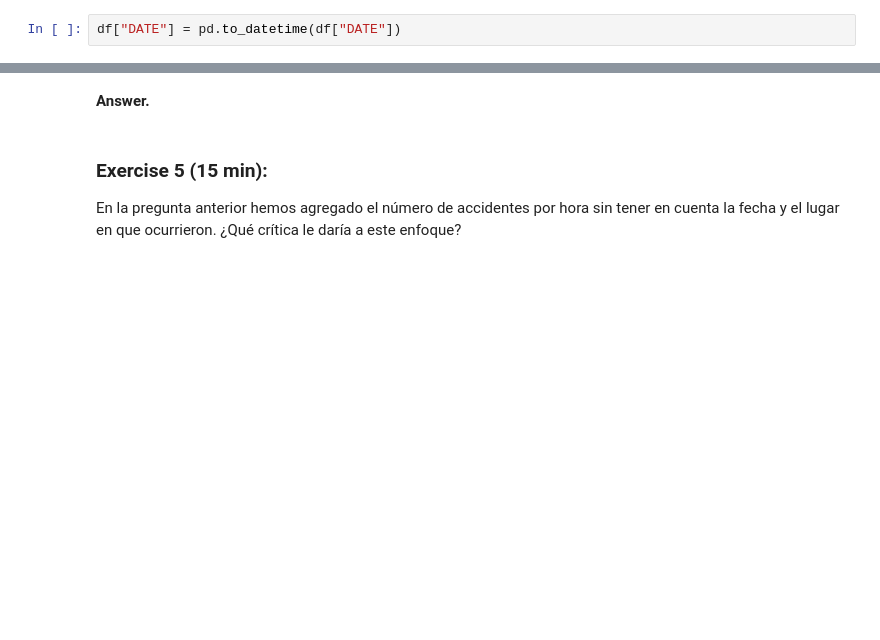
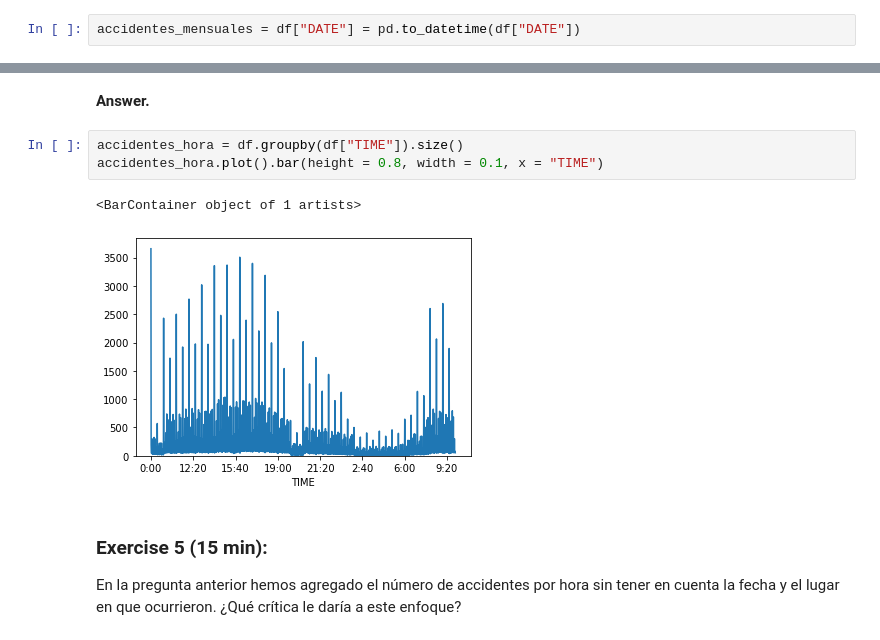
Before and after one commit to Ortiz99/Bootcamp_DataScience, a Jupyter notebook: section1/Python/Actividad2/Actividad_2/tarea1/extended_case_1/extended_case_1.ipynb, the cells around one changed output, grey strips where cells are left out. Cells and saved outputs as stored; diff of their text form; blank space fills up the shorter version.

````diff
--- a/section1/Python/Actividad2/Actividad_2/tarea1/extended_case_1/extended_case_1.ipynb
+++ b/section1/Python/Actividad2/Actividad_2/tarea1/extended_case_1/extended_case_1.ipynb
@@ -174,7 +180,7 @@ Agrupe los datos disponibles mensualmente y genere un line plot de accidentes a
 # %% [markdown]
 **Answer.**
 # %%
-df["DATE"] = pd.to_datetime(df["DATE"])
+accidentes_mensuales = df["DATE"] = pd.to_datetime(df["DATE"])
 # %%
 df.info()
 # %% [output]
@@ -218,6 +246,12 @@ accidentes_mensuales = df.groupby(df["DATE"].dt.to_period("M")).size() #Count cu
 **Sugerencia:** Puede encontrar útil la función ```dt.hour```.
 # %% [markdown]
 **Answer.**
+# %%
+accidentes_hora = df.groupby(df["TIME"]).size()
+accidentes_hora.plot().bar(height = 0.8, width = 0.1, x = "TIME")
+# %% [output]
+<BarContainer object of 1 artists>
+[figure, added]
 # %% [markdown]
 ### Exercise 5 (15 min):
 
````
Also changed, not shown: parts of 12 cells of this notebook, 7 other files.
